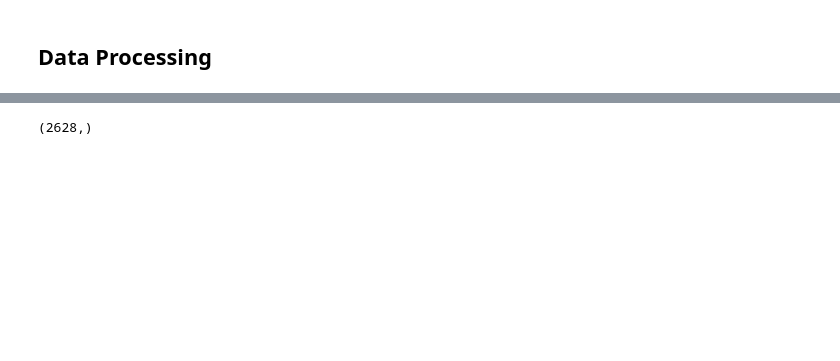
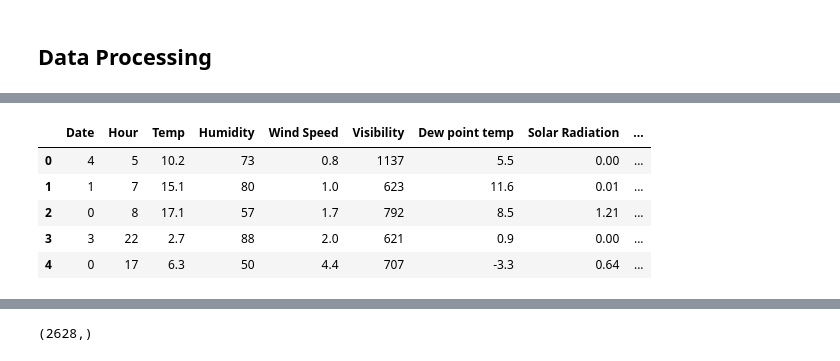
Before and after one commit to brianmoral/ML, a Jupyter notebook: Problem_Sets/Set-4/PS4-Brian-Morales.ipynb, the cells around one changed output, grey strips where cells are left out. Cells and saved outputs as stored; diff of their text form; code cells hidden in the pictures; blank space fills up the shorter version.

```diff
--- a/Problem_Sets/Set-4/PS4-Brian-Morales.ipynb
+++ b/Problem_Sets/Set-4/PS4-Brian-Morales.ipynb
@@ -78,3 +89,18 @@ sns.violinplot(data = data, x = 'Functioning Day', y = 'Rented Bike Count', ax =
+# %%
+date = pd.Categorical(bike_Xtrain['Date'])
+bike_Xtrain['Date'] = date.codes
+
+# date = pd.Categorical(bike_Xtest['Date'])
+# bike_Xtest['Date'] = date.codes
+
+bike_Xtrain.head()
+# %% [output]
+|  | Date | Hour | Temp | Humidity | Wind Speed | Visibility | Dew point temp | Solar Radiation | ... |
+| 0 | 4 | 5 | 10.2 | 73 | 0.8 | 1137 | 5.5 | 0.00 | ... |
+| 1 | 1 | 7 | 15.1 | 80 | 1.0 | 623 | 11.6 | 0.01 | ... |
+| 2 | 0 | 8 | 17.1 | 57 | 1.7 | 792 | 8.5 | 1.21 | ... |
+| 3 | 3 | 22 | 2.7 | 88 | 2.0 | 621 | 0.9 | 0.00 | ... |
+| 4 | 0 | 17 | 6.3 | 50 | 4.4 | 707 | -3.3 | 0.64 | ... |
 # %%
 X_train, X_valid, y_train, y_valid = train_test_split(bike_Xtrain, bike_Ytrain, test_size=0.2, random_state=42)
 
```
Also changed, not shown: parts of 7 cells of this notebook.
